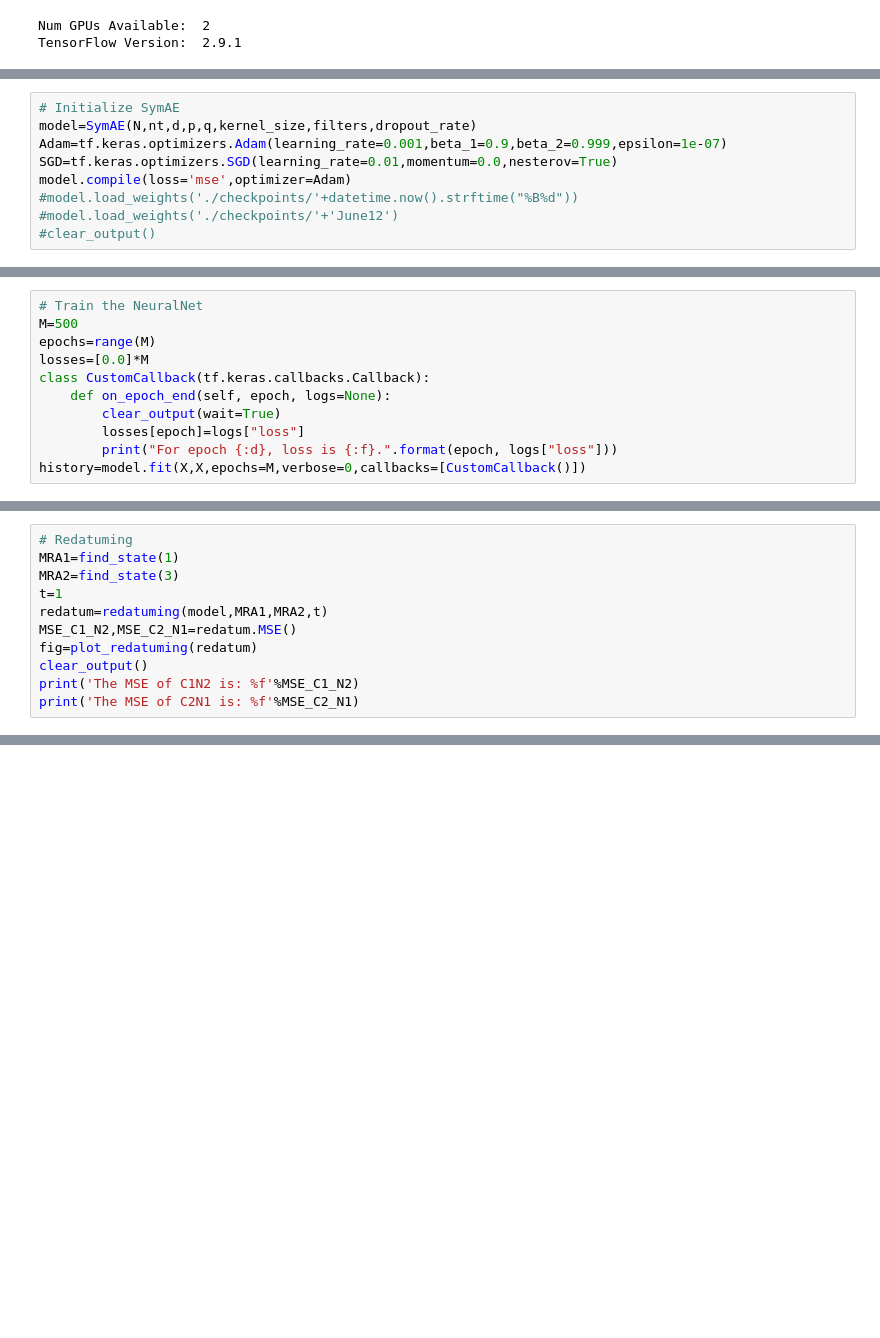
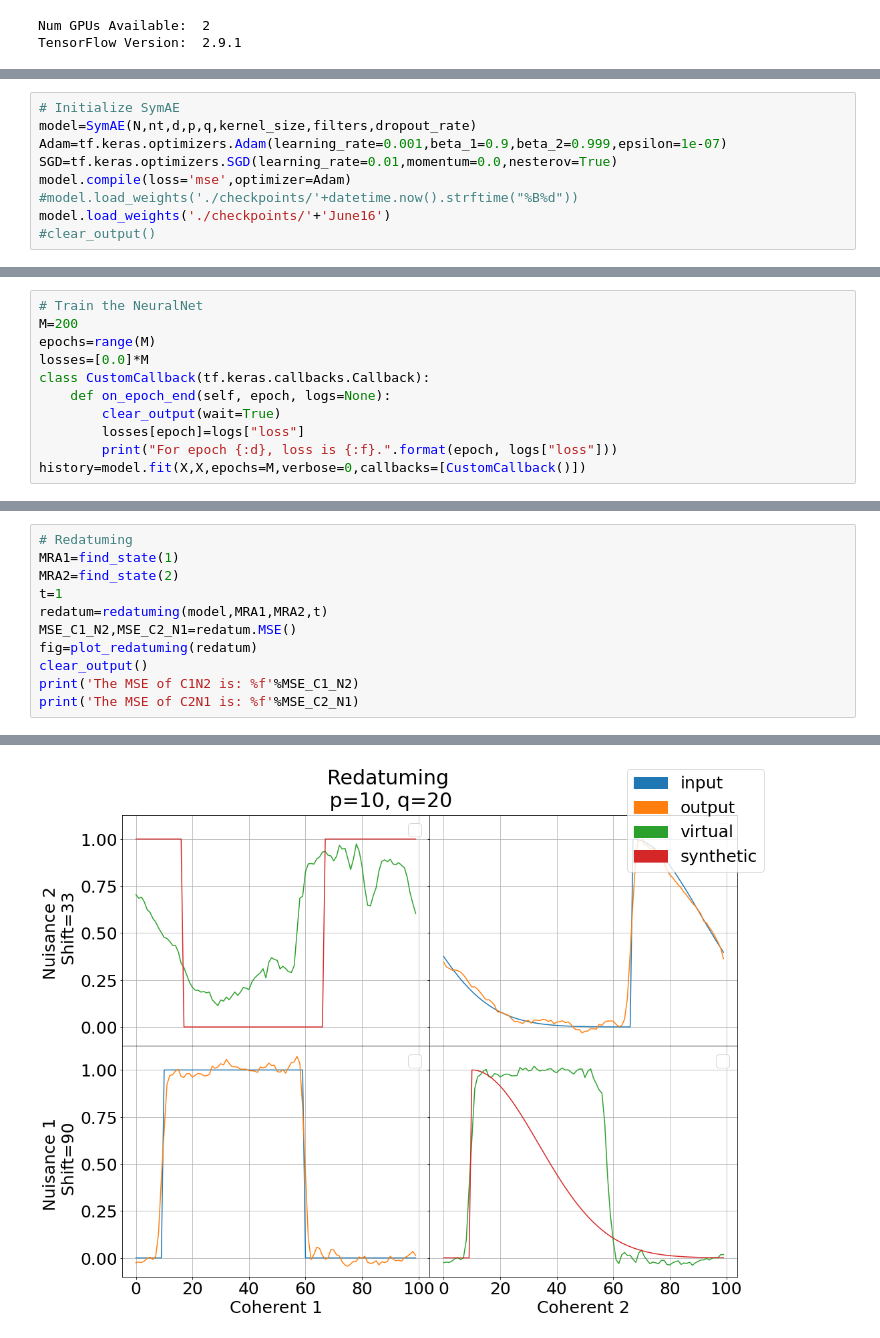
Before and after one commit to Sr-11/SymAE, a Jupyter notebook: src/main.ipynb, the cells around one changed output, grey strips where cells are left out. Saved outputs shown, nothing was run; the diff lists cells and outputs as text; blank space fills up the shorter version.

```diff
--- a/src/main.ipynb
+++ b/src/main.ipynb
@@ -60,6 +60,6 @@ Adam=tf.keras.optimizers.Adam(learning_rate=0.001,beta_1=0.9,beta_2=0.999,epsilo
 SGD=tf.keras.optimizers.SGD(learning_rate=0.01,momentum=0.0,nesterov=True)
 model.compile(loss='mse',optimizer=Adam)
 #model.load_weights('./checkpoints/'+datetime.now().strftime("%B%d"))
-#model.load_weights('./checkpoints/'+'June12')
+model.load_weights('./checkpoints/'+'June16')
 #clear_output()
 # %% [output]
@@ -70,6 +71,6 @@ To enable them in other operations, rebuild TensorFlow with the appropriate comp
 # %%
 # Train the NeuralNet
-M=500
+M=200
 epochs=range(M)
 losses=[0.0]*M
 class CustomCallback(tf.keras.callbacks.Callback):
@@ -105,7 +115,7 @@ plot_save(fig,ID=-1)
 # %%
 # Redatuming
 MRA1=find_state(1)
-MRA2=find_state(3)
+MRA2=find_state(2)
 t=1
 redatum=redatuming(model,MRA1,MRA2,t)
 MSE_C1_N2,MSE_C2_N1=redatum.MSE()
@@ -113,3 +123,4 @@ fig=plot_redatuming(redatum)
 clear_output()
 print('The MSE of C1N2 is: %f'%MSE_C1_N2)
 print('The MSE of C2N1 is: %f'%MSE_C2_N1)
+# %% [output]
@@ -116,3 +129,4 @@ print('The MSE of C2N1 is: %f'%MSE_C2_N1)
+[figure, added]
 # %%
 # Save plot
 plot_save(fig,ID=-1)
```
Also changed, not shown: parts of 11 cells of this notebook, 40 other files.
